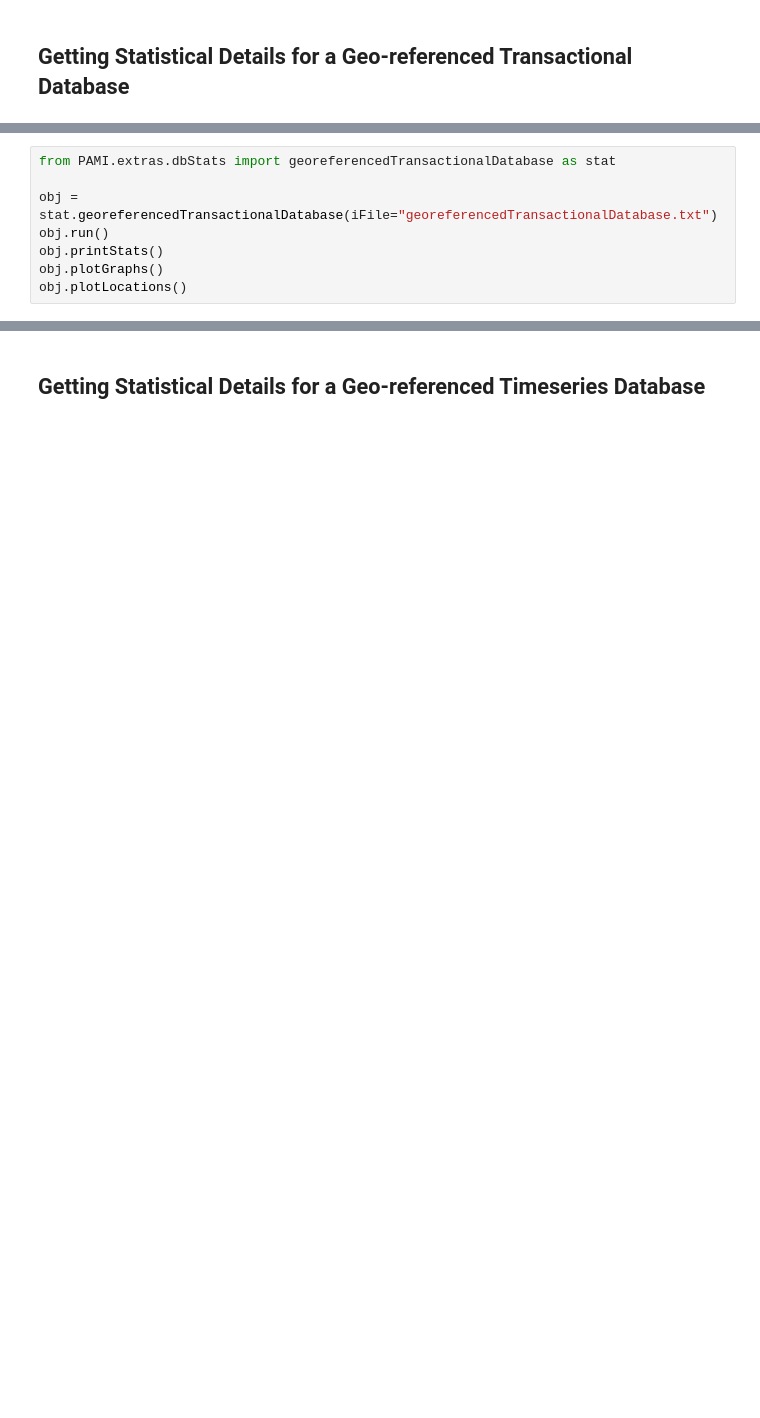
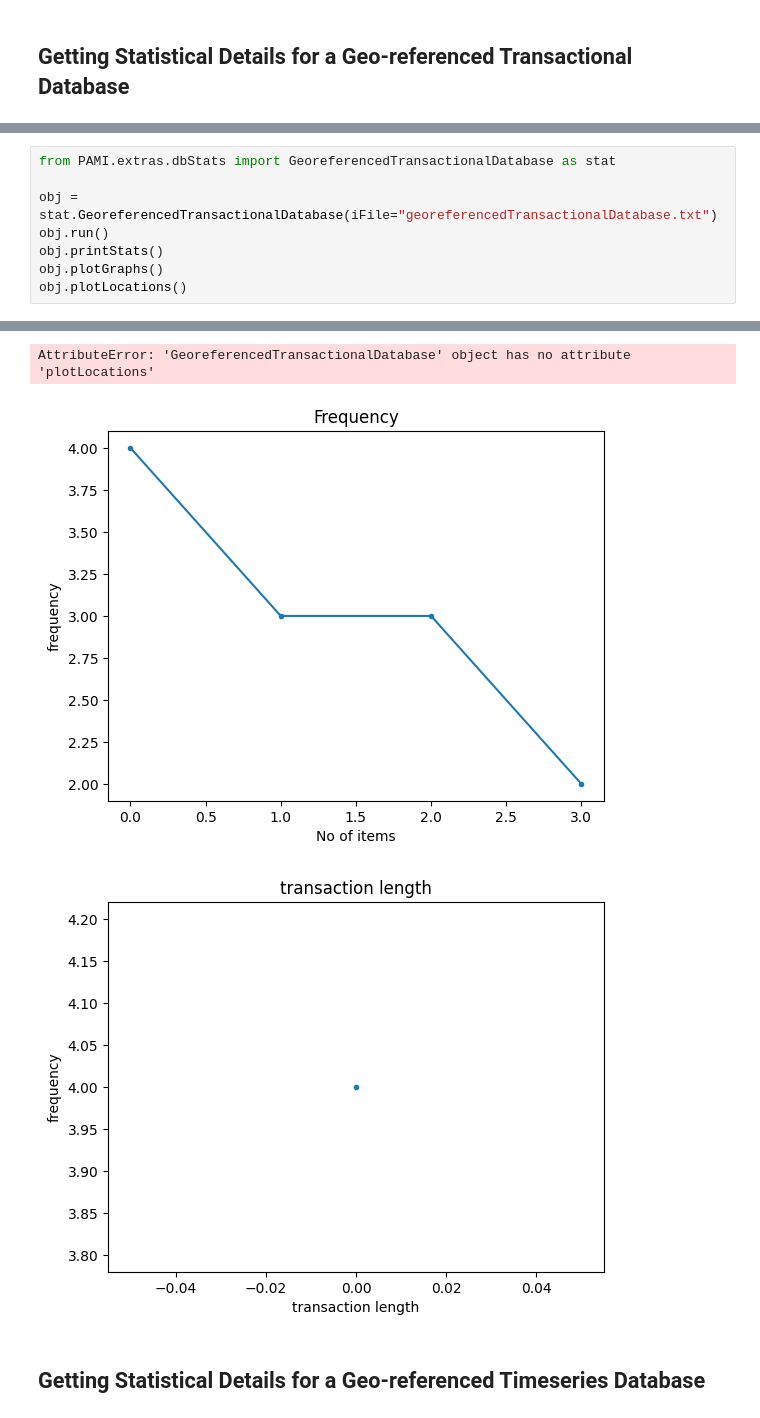
Before and after one commit to arjunpogaku/BOOK_Hands-on-Pattern-Mining, a Jupyter notebook: chapter7.ipynb, the cells around one changed output, grey strips where cells are left out. Cells and saved outputs as stored; diff of their text form; blank space fills up the shorter version.

```diff
--- a/chapter7.ipynb
+++ b/chapter7.ipynb
@@ -258,7 +259,7 @@ obj.plotLocations()
 # %%
-from PAMI.extras.dbStats import georeferencedTransactionalDatabase as stat
+from PAMI.extras.dbStats import GeoreferencedTransactionalDatabase as stat
 
-obj = stat.georeferencedTransactionalDatabase(iFile="georeferencedTransactionalDatabase.txt")
+obj = stat.GeoreferencedTransactionalDatabase(iFile="georeferencedTransactionalDatabase.txt")
 obj.run()
 obj.printStats()
 obj.plotGraphs()
@@ -268,2 +276,5 @@ TypeError: georeferencedTransactionalDatabase.__init__() got an unexpected keywo
+AttributeError: 'GeoreferencedTransactionalDatabase' object has no attribute 'plotLocations'
+[figure, added]
+[figure, added]
 # %% [markdown]
 ## Getting Statistical Details for a Geo-referenced Timeseries Database
```
Also changed, not shown: parts of 12 cells of this notebook.
